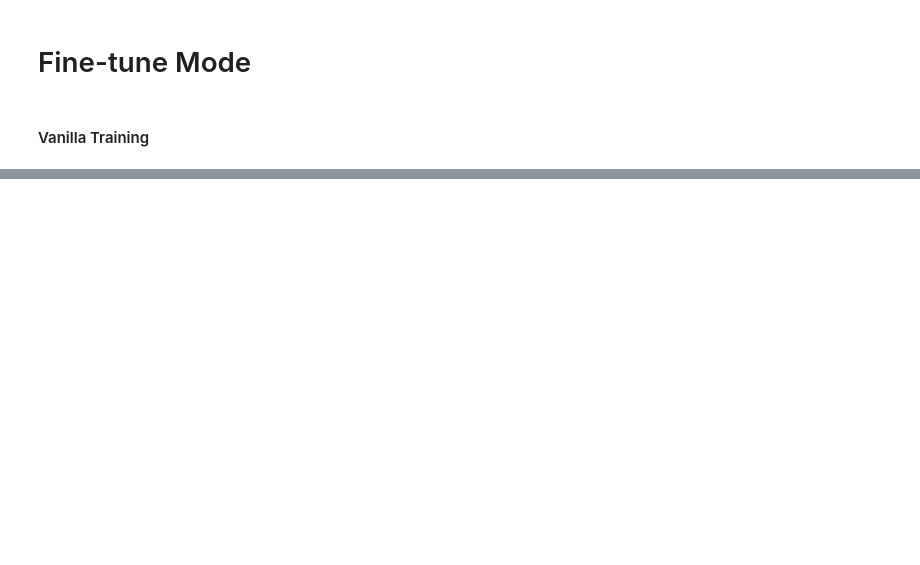
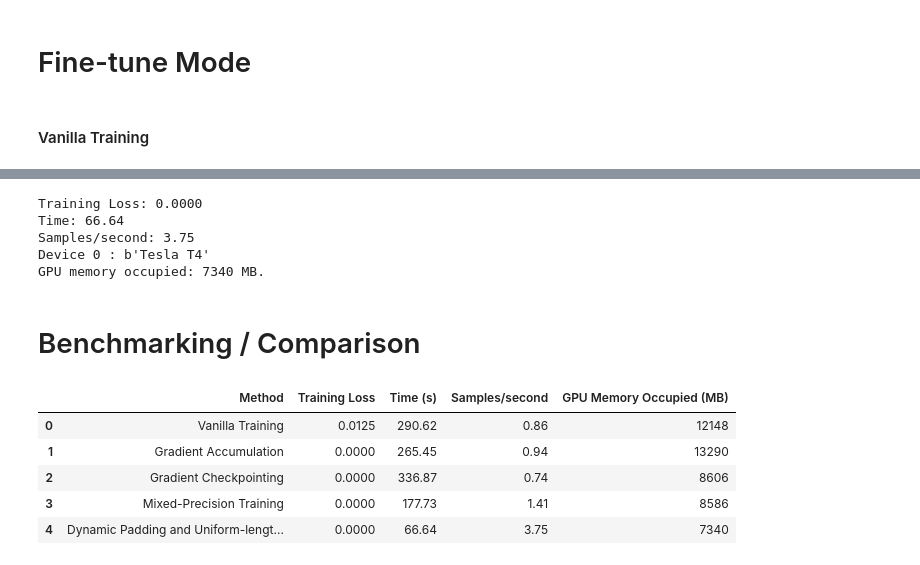
Before and after one commit to mehedihasanbijoy/How-to-HuggingFace, a Jupyter notebook: Efficient_Ways_of_LLMs_Fine_Tuning.ipynb, the cells around one changed output, grey strips where cells are left out. Saved outputs shown, nothing was run; the diff lists cells and outputs as text; code cells hidden in the pictures; blank space fills up the shorter version.

```diff
--- a/Efficient_Ways_of_LLMs_Fine_Tuning.ipynb
+++ b/Efficient_Ways_of_LLMs_Fine_Tuning.ipynb
@@ -249,0 +668,10 @@ Dataset({
+# %%
+print_summary(result)
+# %% [output]
+Training Loss: 0.0000
+Time: 66.64
+Samples/second: 3.75
+Device 0 : b'Tesla T4'
+GPU memory occupied: 7340 MB.
+# %% [markdown]
+# Benchmarking / Comparison
@@ -249,0 +681,24 @@ Dataset({
+# %%
+data = {
+    'Method': [
+        'Vanilla Training',
+        'Gradient Accumulation',
+        'Gradient Checkpointing',
+        'Mixed-Precision Training',
+        'Dynamic Padding and Uniform-length Batching'
+    ],
+    'Training Loss': [0.0125, 0.0000, 0.0000, 0.0000, 0.0000],
+    'Time (s)': [290.62, 265.45, 336.87, 177.73, 66.64],
+    'Samples/second': [0.86, 0.94, 0.74, 1.41, 3.75],
+    'GPU Memory Occupied (MB)': [12148, 13290, 8606, 8586, 7340]
+}
+
+df = pd.DataFrame(data)
+df
+# %% [output]
+|  | Method | Training Loss | Time (s) | Samples/second | GPU Memory Occupied (MB) |
+| 0 | Vanilla Training | 0.0125 | 290.62 | 0.86 | 12148 |
+| 1 | Gradient Accumulation | 0.0000 | 265.45 | 0.94 | 13290 |
+| 2 | Gradient Checkpointing | 0.0000 | 336.87 | 0.74 | 8606 |
+| 3 | Mixed-Precision Training | 0.0000 | 177.73 | 1.41 | 8586 |
+| 4 | Dynamic Padding and Uniform-lengt... | 0.0000 | 66.64 | 3.75 | 7340 |
```
Also changed, not shown: parts of 38 cells of this notebook.
